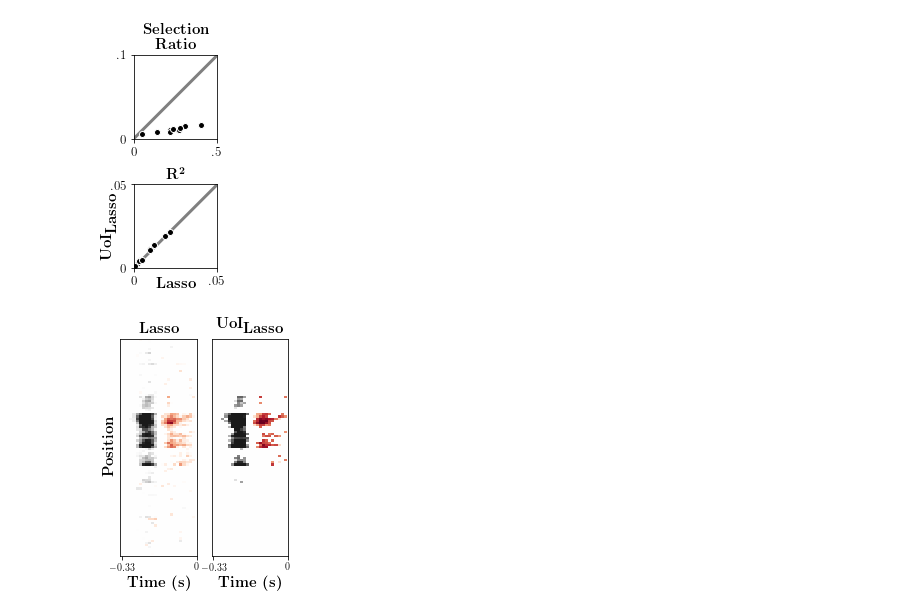
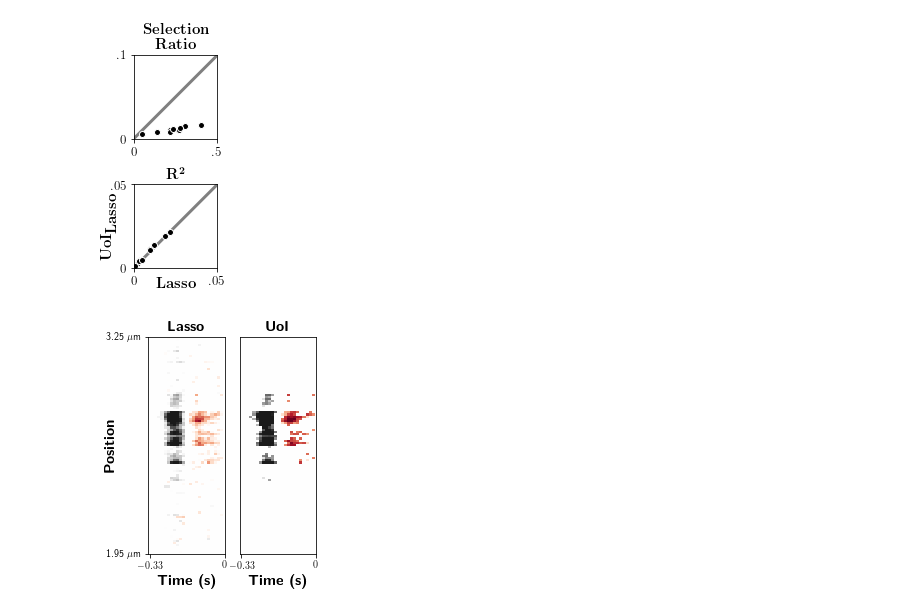
Before and after one commit to pssachdeva/uoi_neuroscience, a Jupyter notebook: tuning/figure4.ipynb, the cells around one changed output. Cells and saved outputs as stored; diff of their text form; code cells hidden in the pictures.

```diff
--- a/tuning/figure4.ipynb
+++ b/tuning/figure4.ipynb
@@ -201,34 +201,37 @@ plt.savefig('figure4_redwood.pdf', bbox_inches='tight')
 # %%
 example = recordings[2]
 lasso_strf = f[example]['Lasso/strf'][:]
 uoi_strf = f[example]['UoI_AIC/strf'][:]
 
 fig, axes = plt.subplots(1, 2, figsize=(3, 4))
 
 axes[0].imshow(lasso_strf.T, cmap=plt.get_cmap('RdGy'), vmin=-1e-6, vmax=1e-6)
 axes[0].set_aspect('auto')
 axes[0].tick_params(labelsize=10)
 axes[0].set_yticks(np.arange(lasso_strf.shape[0]))
 
 axes[1].imshow(uoi_strf.T, cmap=plt.get_cmap('RdGy'), vmin=-1e-6, vmax=1e-6)
 axes[1].set_aspect('auto')
 axes[1].tick_params(labelsize=10)
 axes[1].set_yticks(np.arange(uoi_strf.shape[0]))
 
 axes[0].set_xticks([0, 24])
 axes[0].set_xticklabels([r'$-0.33$', r'$0$'])
 axes[0].set_xlabel(r'\textbf{Time (s)}', fontsize=15)
 
 axes[1].set_xticks([0, 24])
 axes[1].set_xticklabels([r'$-0.33$', r'$0$'])
 axes[1].set_xlabel(r'\textbf{Time (s)}', fontsize=15)
 
-axes[0].set_ylabel(r'\textbf{Position}', fontsize=15)
+axes[0].set_ylabel(r'\textbf{Position}', fontsize=15, labelpad=-10)
 for ax in axes:
     ax.set_ylim([150, 250])
 
+axes[0].set_yticks([150, 250])
+axes[0].set_yticklabels([r'1.95 $\mu$m', r'3.25 $\mu$m'])
+
 axes[0].set_title(r'\textbf{Lasso}', fontsize=15)
-axes[1].set_title(r'\textbf{UoI}$_{\textbf{Lasso}}$', fontsize=15)
-plt.savefig('figure4_2_redwood.pdf', bbox_inches='tight')
+axes[1].set_title(r'\textbf{UoI}', fontsize=15)
+plt.savefig('ret1_strf.pdf', bbox_inches='tight')
 # %% [output]
-[figure, old version]
+[figure, new version]
```
Also changed, not shown: parts of 3 cells of this notebook, 8 other files.
